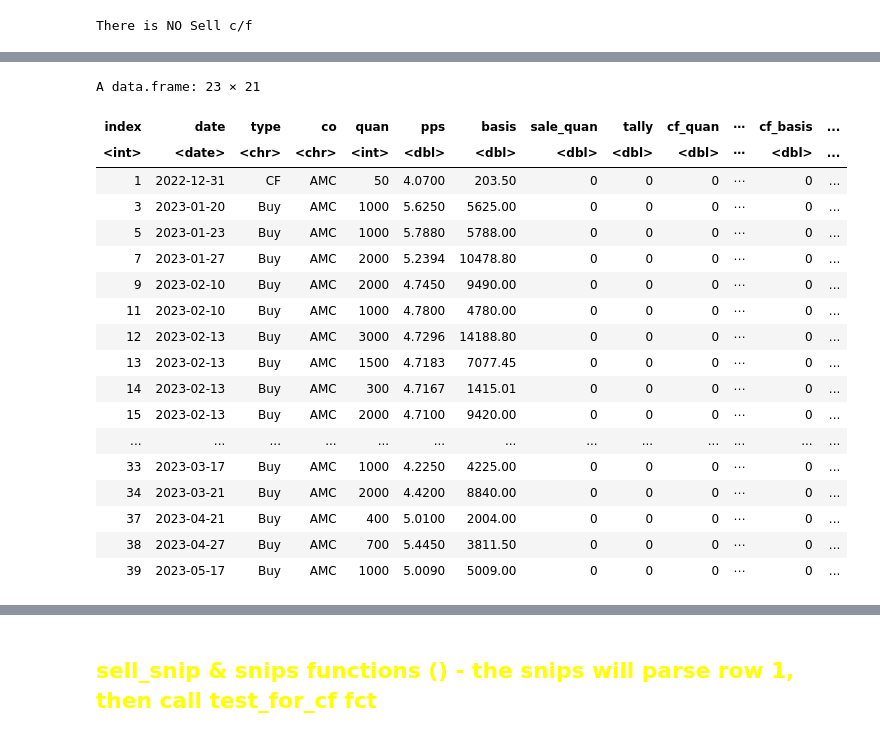
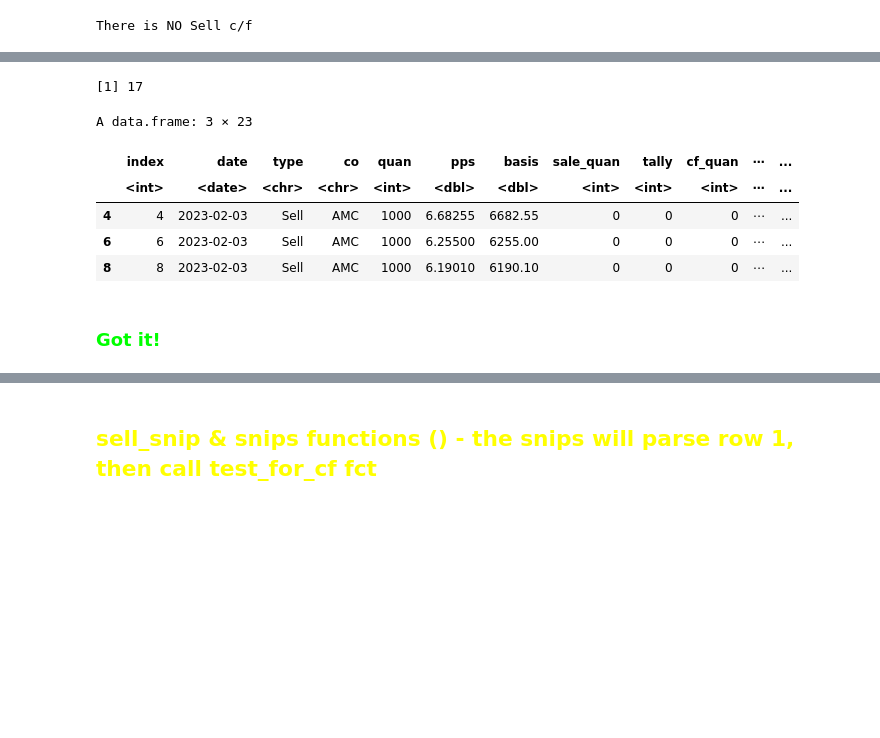
Before and after one commit to GrayCoHub/fifo_by_rows, a Jupyter notebook: fifo_rows_redo.ipynb, the cells around one changed output, grey strips where cells are left out. Drawn from its saved outputs; the diff is of its cells as text; code cells hidden in the pictures; blank space fills up the shorter version.

```diff
--- a/fifo_rows_redo.ipynb
+++ b/fifo_rows_redo.ipynb
@@ -214,8 +221,12 @@ May need to examime more Sale Types ... when there is / is not CF values in Buys
 # %% [markdown]
 ## <font color = yellow> Delete one row from buys and sells
 # %%
+save_sell_one <- data.frame()   #  keep for c/f >> Sell[1, ]
+
 nrow(buys)
+
 buys <- buys[-1, ]
+save_sell_one <- sells [1, ]
 sells <- sells[-1, ]
 nrow(buys)
 # %% [output]
@@ -254,7 +288,28 @@ There is NO Sell c/f
 # %%
 # Here it is nec to update the Sells [1, ]
 if (sale_records$Sell_cf[1] > 0 ) {
-    cat("There IS Sell c/f ", sale_records$Sell_quan, "\n")
+    cat("There IS Sell c/f ", sale_records$Sell_cf, "\n")
+
+    temp <- save_sell_one
+    temp2 <-  temp <- sale_records[1,]
+    temp[ , 8:ncol(save_sell_one)] <- 0
+
+
+    temp$type <- "Sell CF"
+    temp$quan <- temp2$Sell_cf
+    temp$pps <- temp2$Sell_cf_pps
+    temp$basis <- temp2$Sell_cf_basis
+
+    sell_one <- temp
+
+    test <- sells
+    test <- test %>% add_row(sell_one, .before = 1)
+    sells <- test
+
+
+
+
+
     }
 # %%
 #  Here, there are no c/f issues , t/f , return()
@@ -314,25 +330,19 @@ A tibble: 4 × 2
+# %%
+nrow(sells)
+head(sells, 3)
+# %% [output]
+[1] 17
+A data.frame: 3 × 23
+|  | index | date | type | co | quan | pps | basis | sale_quan | tally | cf_quan | ⋯ | ... |
+|  | <int> | <date> | <chr> | <chr> | <int> | <dbl> | <dbl> | <int> | <int> | <int> | ⋯ | ... |
+| 4 | 4 | 2023-02-03 | Sell | AMC | 1000 | 6.68255 | 6682.55 | 0 | 0 | 0 | ⋯ | ... |
+| 6 | 6 | 2023-02-03 | Sell | AMC | 1000 | 6.25500 | 6255.00 | 0 | 0 | 0 | ⋯ | ... |
+| 8 | 8 | 2023-02-03 | Sell | AMC | 1000 | 6.19010 | 6190.10 | 0 | 0 | 0 | ⋯ | ... |
 # %%
-test <- test %>% add_row(temp, .before = 1)
-test
+#  # Only once per loop
+# test <- test %>% add_row(temp, .before = 1)
+# head(test, 3)
-# %% [output]
-A data.frame: 23 × 21
-| index | date | type | co | quan | pps | basis | sale_quan | tally | cf_quan | ⋯ | cf_basis | ... |
-| <int> | <date> | <chr> | <chr> | <int> | <dbl> | <dbl> | <dbl> | <dbl> | <dbl> | ⋯ | <dbl> | ... |
-| 1 | 2022-12-31 | CF | AMC | 50 | 4.0700 | 203.50 | 0 | 0 | 0 | ⋯ | 0 | ... |
-| 3 | 2023-01-20 | Buy | AMC | 1000 | 5.6250 | 5625.00 | 0 | 0 | 0 | ⋯ | 0 | ... |
-| 5 | 2023-01-23 | Buy | AMC | 1000 | 5.7880 | 5788.00 | 0 | 0 | 0 | ⋯ | 0 | ... |
-| 7 | 2023-01-27 | Buy | AMC | 2000 | 5.2394 | 10478.80 | 0 | 0 | 0 | ⋯ | 0 | ... |
-| 9 | 2023-02-10 | Buy | AMC | 2000 | 4.7450 | 9490.00 | 0 | 0 | 0 | ⋯ | 0 | ... |
-| 11 | 2023-02-10 | Buy | AMC | 1000 | 4.7800 | 4780.00 | 0 | 0 | 0 | ⋯ | 0 | ... |
-| 12 | 2023-02-13 | Buy | AMC | 3000 | 4.7296 | 14188.80 | 0 | 0 | 0 | ⋯ | 0 | ... |
-| 13 | 2023-02-13 | Buy | AMC | 1500 | 4.7183 | 7077.45 | 0 | 0 | 0 | ⋯ | 0 | ... |
-| 14 | 2023-02-13 | Buy | AMC | 300 | 4.7167 | 1415.01 | 0 | 0 | 0 | ⋯ | 0 | ... |
-| 15 | 2023-02-13 | Buy | AMC | 2000 | 4.7100 | 9420.00 | 0 | 0 | 0 | ⋯ | 0 | ... |
-| ... | ... | ... | ... | ... | ... | ... | ... | ... | ... | ... | ... | ... |
-| 33 | 2023-03-17 | Buy | AMC | 1000 | 4.2250 | 4225.00 | 0 | 0 | 0 | ⋯ | 0 | ... |
-| 34 | 2023-03-21 | Buy | AMC | 2000 | 4.4200 | 8840.00 | 0 | 0 | 0 | ⋯ | 0 | ... |
-| 37 | 2023-04-21 | Buy | AMC | 400 | 5.0100 | 2004.00 | 0 | 0 | 0 | ⋯ | 0 | ... |
-| 38 | 2023-04-27 | Buy | AMC | 700 | 5.4450 | 3811.50 | 0 | 0 | 0 | ⋯ | 0 | ... |
-| 39 | 2023-05-17 | Buy | AMC | 1000 | 5.0090 | 5009.00 | 0 | 0 | 0 | ⋯ | 0 | ... |
+# %% [markdown]
+### <font color = lime> Got it!
 # %%
 stopps #  Old code
```
Also changed, not shown: parts of 14 cells of this notebook, 2 other files.
